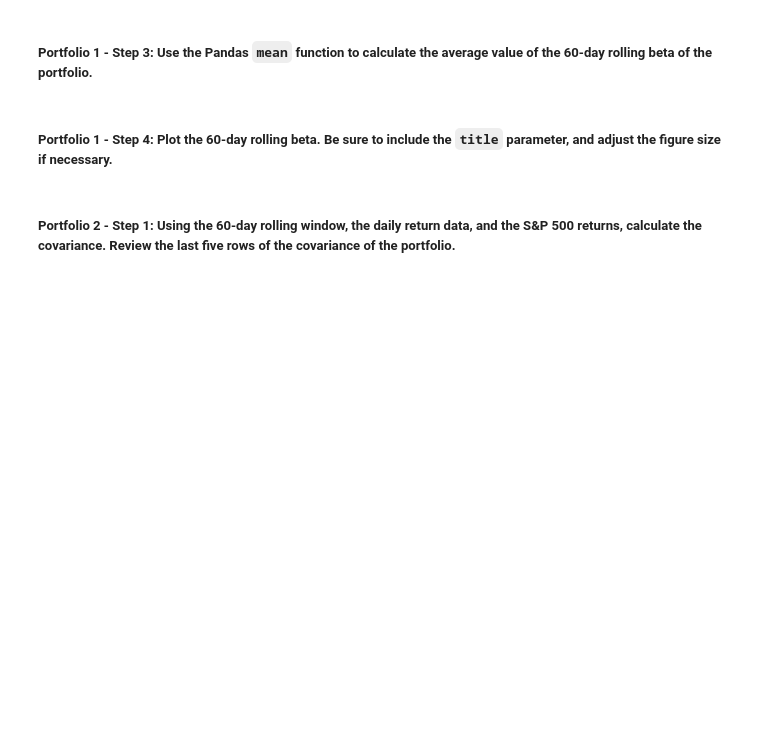
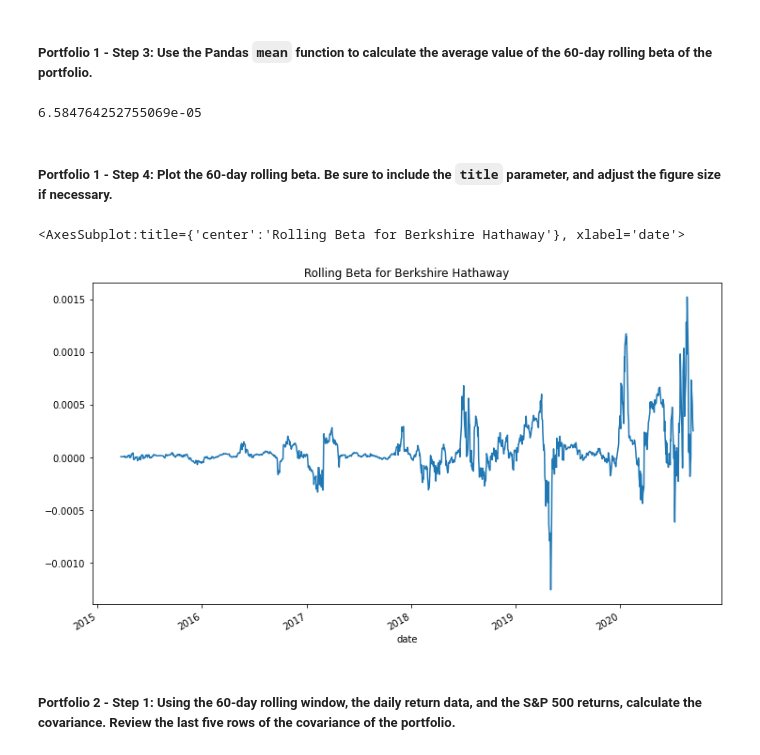
Before and after one commit to EmilyBertani/Challenge_4, a Jupyter notebook: risk_return_analysis.ipynb, the cells around one changed output. Saved outputs shown, nothing was run; the diff lists cells and outputs as text; code cells hidden in the pictures; blank space fills up the shorter version.

```diff
--- a/risk_return_analysis.ipynb
+++ b/risk_return_analysis.ipynb
@@ -359,3 +381,5 @@ Your analysis is nearing completion. Now, you need to evaluate how the portfolio
 # %%
 # Calculate the variance of the S&P 500 using a rolling 60-day window.
 # YOUR CODE HERE
+snp_60_variance = daily_returns['S&P 500'].rolling(window=60).var()
+snp_60_variance.tail()
@@ -375,3 +407,5 @@ Your analysis is nearing completion. Now, you need to evaluate how the portfolio
 # Calculate the covariance using a 60-day rolling window
 # Review the last five rows of the covariance data
 # YOUR CODE HERE
+berk_hath_covariance = daily_returns['BERKSHIRE HATHAWAY INC'].rolling(window=60).cov(snp_60_variance)
+berk_hath_covariance.tail()
@@ -381,3 +423,5 @@ Your analysis is nearing completion. Now, you need to evaluate how the portfolio
 # Calculate the beta based on the 60-day rolling covariance compared to the market (S&P 500)
 # Review the last five rows of the beta information
 # YOUR CODE HERE
+berk_hath_beta = berk_hath_covariance / snp_60_variance
+berk_hath_beta.tail()
@@ -386,12 +438,19 @@ Your analysis is nearing completion. Now, you need to evaluate how the portfolio
 # %%
 # Calculate the average of the 60-day rolling beta
 # YOUR CODE HERE
+berk_hath_beta.mean()
+# %% [output]
+6.584764252755069e-05
 # %% [markdown]
 ##### Portfolio 1 - Step 4: Plot the 60-day rolling beta. Be sure to include the `title` parameter, and adjust the figure size if necessary.
 # %%
 # Plot the rolling beta
 # Include a title parameter and adjust the figure size
 # YOUR CODE HERE
+berk_hath_beta.plot(figsize=(12,7), title='Rolling Beta for Berkshire Hathaway')
+# %% [output]
+<AxesSubplot:title={'center':'Rolling Beta for Berkshire Hathaway'}, xlabel='date'>
+[figure, added]
 # %% [markdown]
 ##### Portfolio 2 - Step 1: Using the 60-day rolling window, the daily return data, and the S&P 500 returns, calculate the covariance. Review the last five rows of the covariance of the portfolio.
 # %%
```
Also changed, not shown: parts of 12 cells of this notebook.
